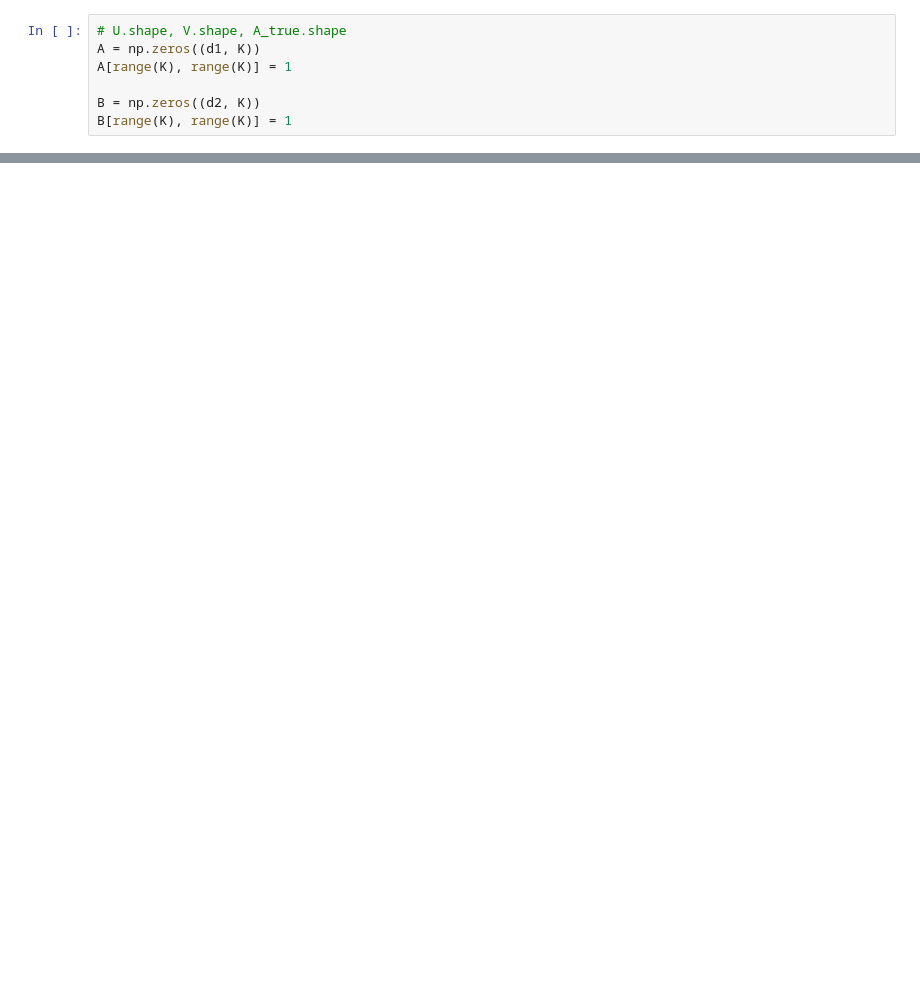
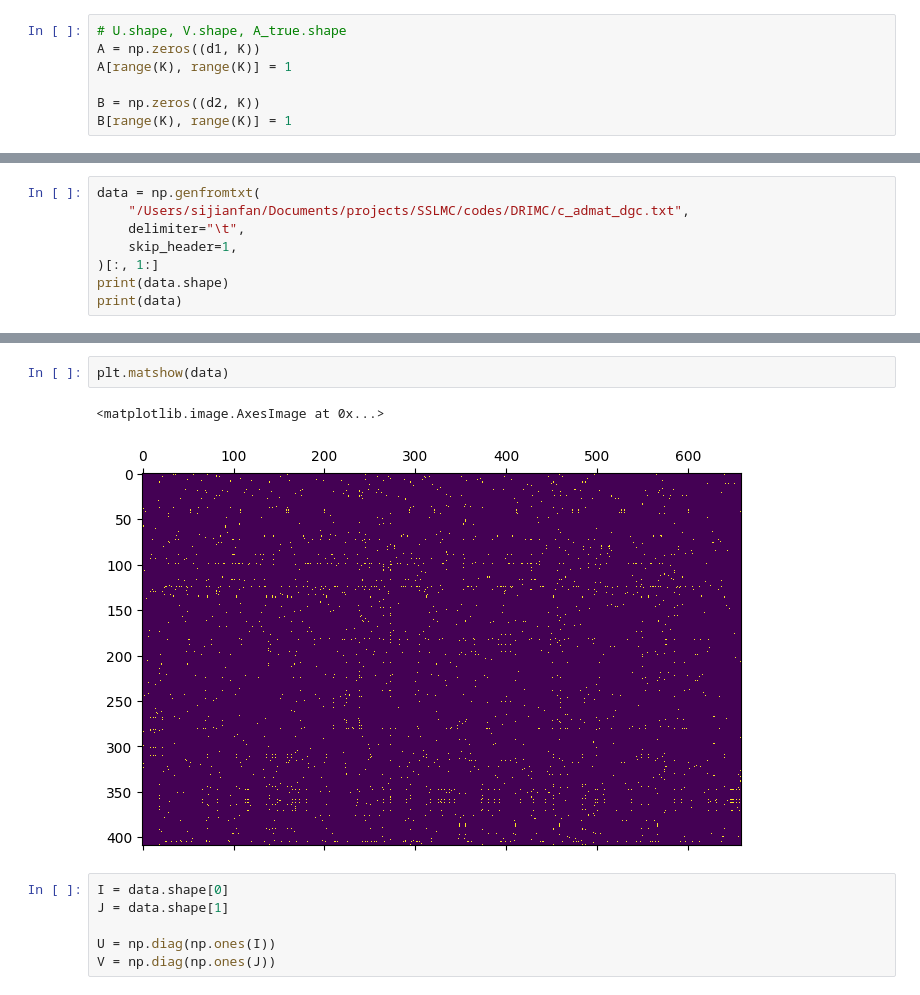
Before and after one commit to Sijianf/BVSIMC, a Jupyter notebook: working_notebook.ipynb, the cells around one changed output, grey strips where cells are left out. Saved outputs shown, nothing was run; the diff lists cells and outputs as text; blank space fills up the shorter version.

```diff
--- a/working_notebook.ipynb
+++ b/working_notebook.ipynb
@@ -121,0 +150,8 @@ array([[8.98891893e+00, 3.76272039e+00, 8.78464901e-01],
+# %%
+data = np.genfromtxt(
+    "/Users/sijianfan/Documents/projects/SSLMC/codes/DRIMC/c_admat_dgc.txt",
+    delimiter="\t",
+    skip_header=1,
+)[:, 1:]
+print(data.shape)
+print(data)
@@ -121,0 +167,11 @@ array([[8.98891893e+00, 3.76272039e+00, 8.78464901e-01],
+# %%
+plt.matshow(data)
+# %% [output]
+<matplotlib.image.AxesImage at 0x...>
+[figure, added]
+# %%
+I = data.shape[0]
+J = data.shape[1]
+
+U = np.diag(np.ones(I))
+V = np.diag(np.ones(J))
```
Also changed, not shown: parts of 13 cells of this notebook, 1 other file.
